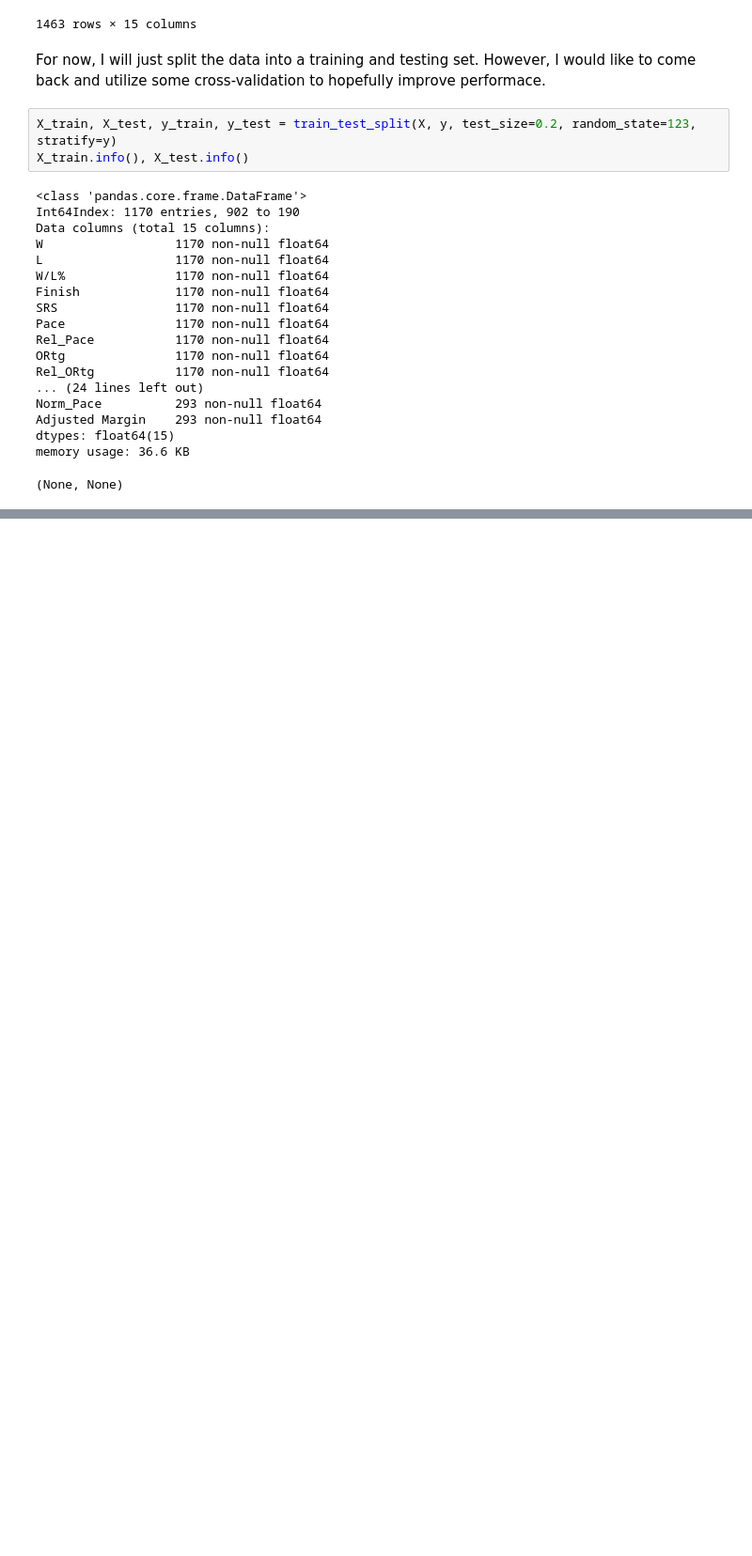
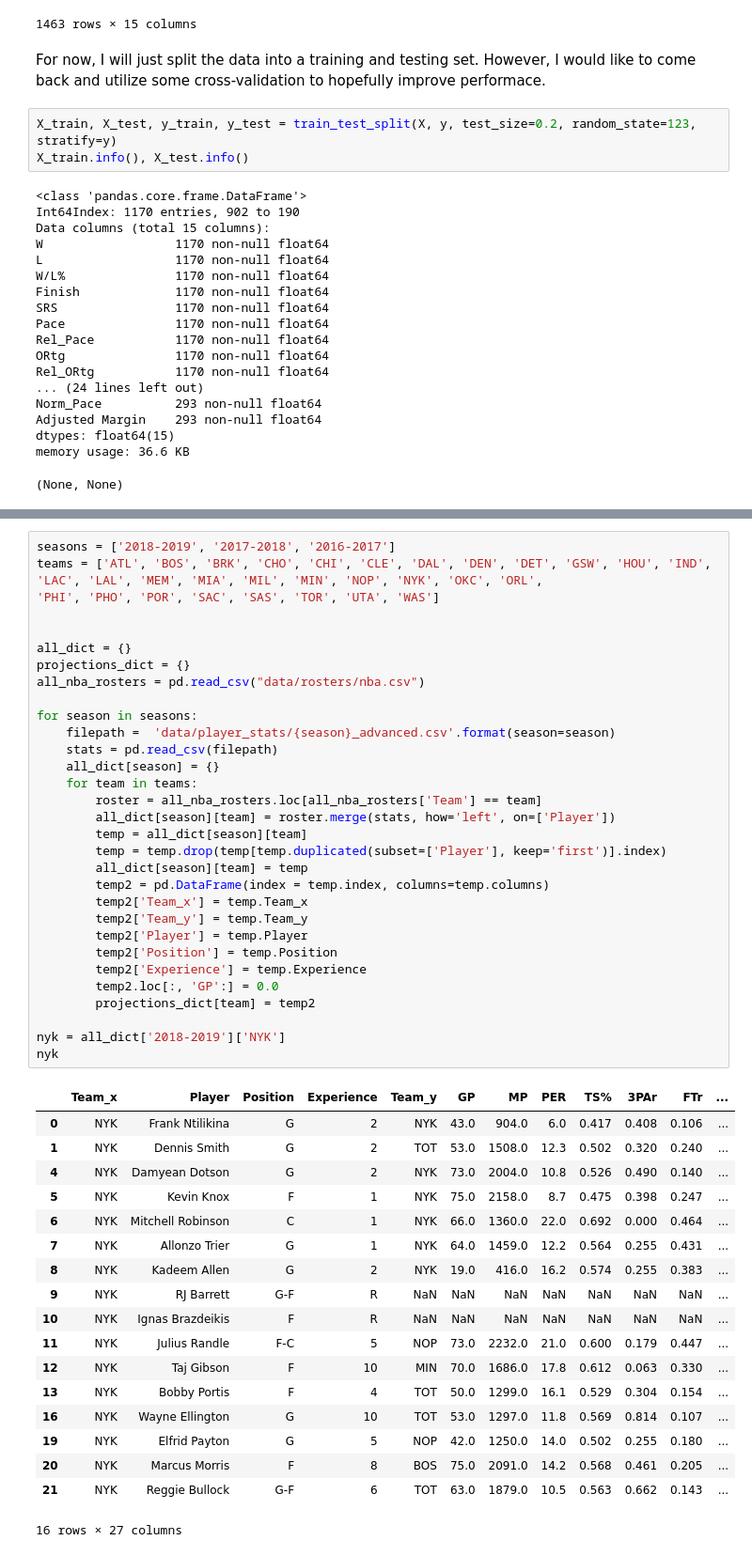
Before and after one commit to kmaune/nba-champion-predictor, a Jupyter notebook: nba analysis.ipynb, the cells around one changed output, grey strips where cells are left out. Shown at 94% size. Drawn from its saved outputs; the diff is of its cells as text; blank space fills up the shorter version.

```diff
--- a/nba analysis.ipynb
+++ b/nba analysis.ipynb
@@ -673,0 +800,50 @@ print(mean_squared_error(y_test, pred))
+# %%
+seasons = ['2018-2019', '2017-2018', '2016-2017']
+teams = ['ATL', 'BOS', 'BRK', 'CHO', 'CHI', 'CLE', 'DAL', 'DEN', 'DET', 'GSW', 'HOU', 'IND', 'LAC', 'LAL', 'MEM', 'MIA', 'MIL', 'MIN', 'NOP', 'NYK', 'OKC', 'ORL',
+'PHI', 'PHO', 'POR', 'SAC', 'SAS', 'TOR', 'UTA', 'WAS']
+
+
+all_dict = {}
+projections_dict = {}
+all_nba_rosters = pd.read_csv("data/rosters/nba.csv")
+
+for season in seasons:
+    filepath =  'data/player_stats/{season}_advanced.csv'.format(season=season)
+    stats = pd.read_csv(filepath)
+    all_dict[season] = {}
+    for team in teams:
+        roster = all_nba_rosters.loc[all_nba_rosters['Team'] == team]
+        all_dict[season][team] = roster.merge(stats, how='left', on=['Player'])
+        temp = all_dict[season][team]
+        temp = temp.drop(temp[temp.duplicated(subset=['Player'], keep='first')].index)
+        all_dict[season][team] = temp
+        temp2 = pd.DataFrame(index = temp.index, columns=temp.columns)
+        temp2['Team_x'] = temp.Team_x
+        temp2['Team_y'] = temp.Team_y
+        temp2['Player'] = temp.Player
+        temp2['Position'] = temp.Position
+        temp2['Experience'] = temp.Experience
+        temp2.loc[:, 'GP':] = 0.0
+        projections_dict[team] = temp2
+
+nyk = all_dict['2018-2019']['NYK']
+nyk
+# %% [output]
+|  | Team_x | Player | Position | Experience | Team_y | GP | MP | PER | TS% | 3PAr | FTr | ... |
+| 0 | NYK | Frank Ntilikina | G | 2 | NYK | 43.0 | 904.0 | 6.0 | 0.417 | 0.408 | 0.106 | ... |
+| 1 | NYK | Dennis Smith | G | 2 | TOT | 53.0 | 1508.0 | 12.3 | 0.502 | 0.320 | 0.240 | ... |
+| 4 | NYK | Damyean Dotson | G | 2 | NYK | 73.0 | 2004.0 | 10.8 | 0.526 | 0.490 | 0.140 | ... |
+| 5 | NYK | Kevin Knox | F | 1 | NYK | 75.0 | 2158.0 | 8.7 | 0.475 | 0.398 | 0.247 | ... |
+| 6 | NYK | Mitchell Robinson | C | 1 | NYK | 66.0 | 1360.0 | 22.0 | 0.692 | 0.000 | 0.464 | ... |
+| 7 | NYK | Allonzo Trier | G | 1 | NYK | 64.0 | 1459.0 | 12.2 | 0.564 | 0.255 | 0.431 | ... |
+| 8 | NYK | Kadeem Allen | G | 2 | NYK | 19.0 | 416.0 | 16.2 | 0.574 | 0.255 | 0.383 | ... |
+| 9 | NYK | RJ Barrett | G-F | R | NaN | NaN | NaN | NaN | NaN | NaN | NaN | ... |
+| 10 | NYK | Ignas Brazdeikis | F | R | NaN | NaN | NaN | NaN | NaN | NaN | NaN | ... |
+| 11 | NYK | Julius Randle | F-C | 5 | NOP | 73.0 | 2232.0 | 21.0 | 0.600 | 0.179 | 0.447 | ... |
+| 12 | NYK | Taj Gibson | F | 10 | MIN | 70.0 | 1686.0 | 17.8 | 0.612 | 0.063 | 0.330 | ... |
+| 13 | NYK | Bobby Portis | F | 4 | TOT | 50.0 | 1299.0 | 16.1 | 0.529 | 0.304 | 0.154 | ... |
+| 16 | NYK | Wayne Ellington | G | 10 | TOT | 53.0 | 1297.0 | 11.8 | 0.569 | 0.814 | 0.107 | ... |
+| 19 | NYK | Elfrid Payton | G | 5 | NOP | 42.0 | 1250.0 | 14.0 | 0.502 | 0.255 | 0.180 | ... |
+| 20 | NYK | Marcus Morris | F | 8 | BOS | 75.0 | 2091.0 | 14.2 | 0.568 | 0.461 | 0.205 | ... |
+| 21 | NYK | Reggie Bullock | G-F | 6 | TOT | 63.0 | 1879.0 | 10.5 | 0.563 | 0.662 | 0.143 | ... |
+16 rows × 27 columns
```
Also changed, not shown: parts of 42 cells of this notebook, 43 other files.
